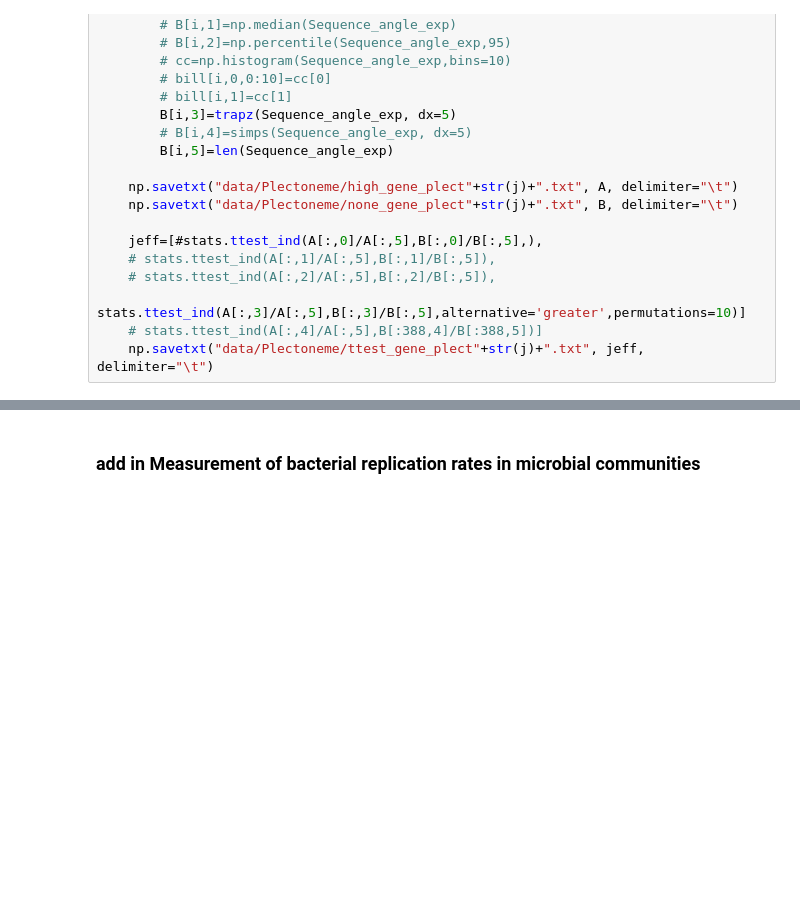
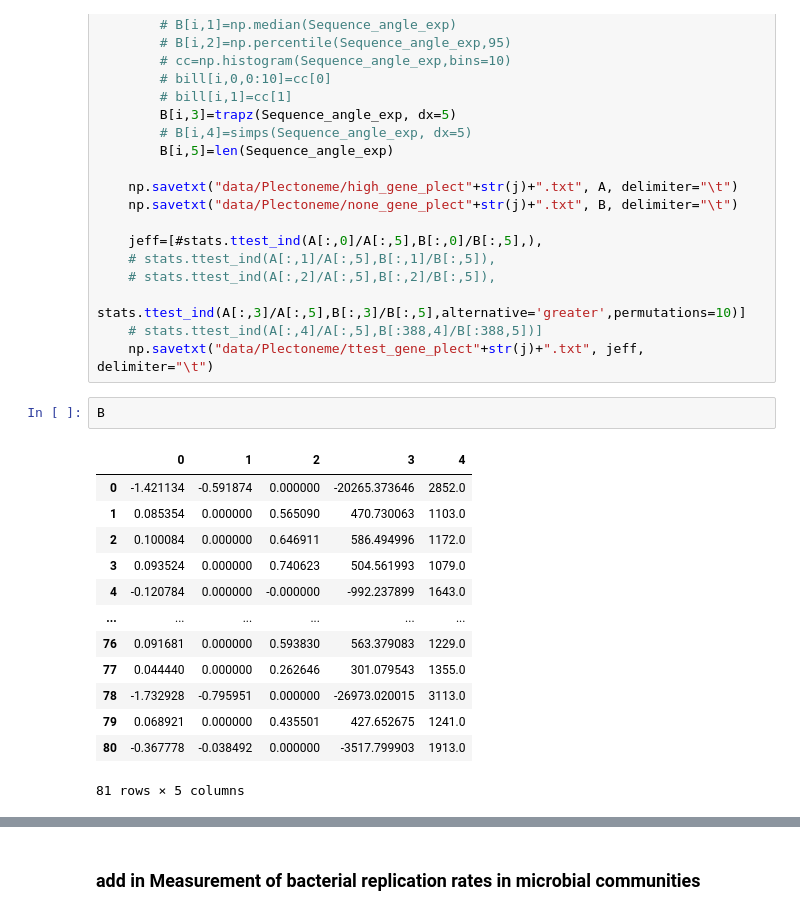
Before and after one commit to dcolinmorgan/HKU_MG, a Jupyter notebook: bactXpat.ipynb, the cells around one changed output, grey strips where cells are left out. Drawn from its saved outputs; the diff is of its cells as text; blank space fills up the shorter version.

```diff
--- a/bactXpat.ipynb
+++ b/bactXpat.ipynb
@@ -984,3 +971,19 @@ for j in [0,500,1000]:
     stats.ttest_ind(A[:,3]/A[:,5],B[:,3]/B[:,5],alternative='greater',permutations=10)]
     # stats.ttest_ind(A[:,4]/A[:,5],B[:388,4]/B[:388,5])]
     np.savetxt("data/Plectoneme/ttest_gene_plect"+str(j)+".txt", jeff, delimiter="\t")
+# %%
+B
+# %% [output]
+|  | 0 | 1 | 2 | 3 | 4 |
+| 0 | -1.421134 | -0.591874 | 0.000000 | -20265.373646 | 2852.0 |
+| 1 | 0.085354 | 0.000000 | 0.565090 | 470.730063 | 1103.0 |
+| 2 | 0.100084 | 0.000000 | 0.646911 | 586.494996 | 1172.0 |
+| 3 | 0.093524 | 0.000000 | 0.740623 | 504.561993 | 1079.0 |
+| 4 | -0.120784 | 0.000000 | -0.000000 | -992.237899 | 1643.0 |
+| ... | ... | ... | ... | ... | ... |
+| 76 | 0.091681 | 0.000000 | 0.593830 | 563.379083 | 1229.0 |
+| 77 | 0.044440 | 0.000000 | 0.262646 | 301.079543 | 1355.0 |
+| 78 | -1.732928 | -0.795951 | 0.000000 | -26973.020015 | 3113.0 |
+| 79 | 0.068921 | 0.000000 | 0.435501 | 427.652675 | 1241.0 |
+| 80 | -0.367778 | -0.038492 | 0.000000 | -3517.799903 | 1913.0 |
+81 rows × 5 columns
```
Also changed, not shown: parts of 5 cells of this notebook, 11 other files.
